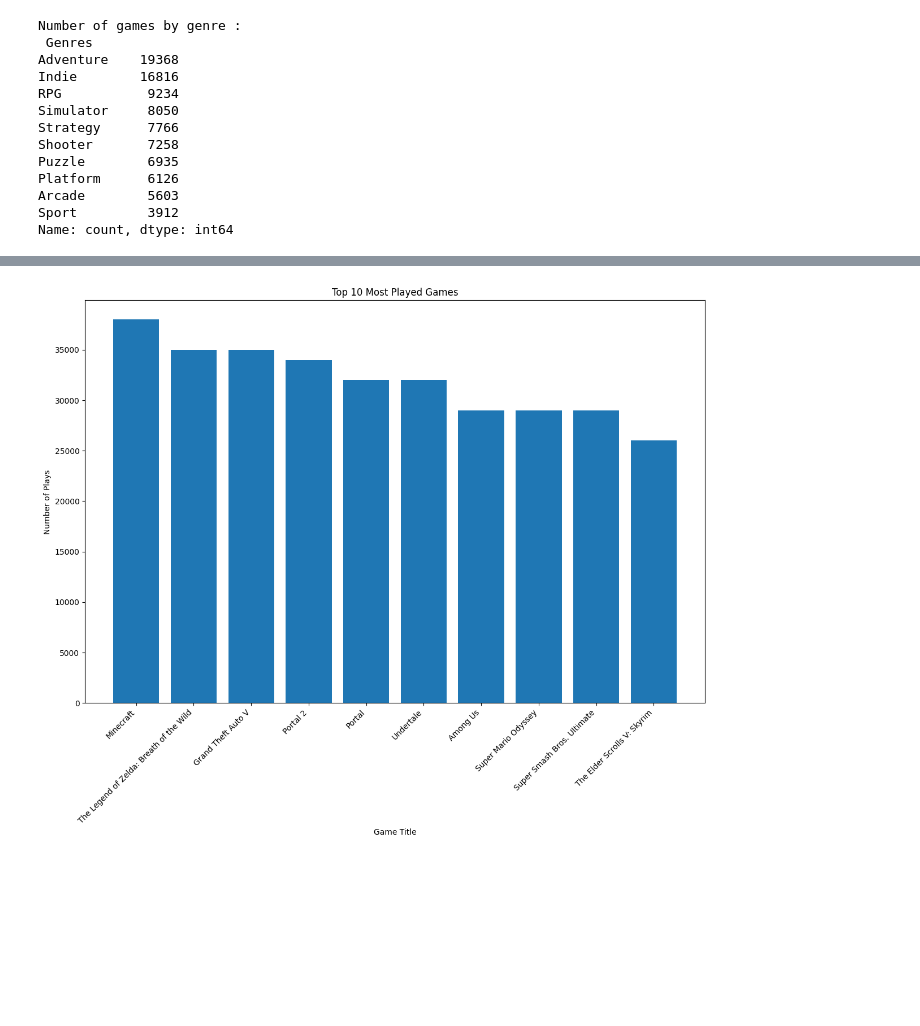
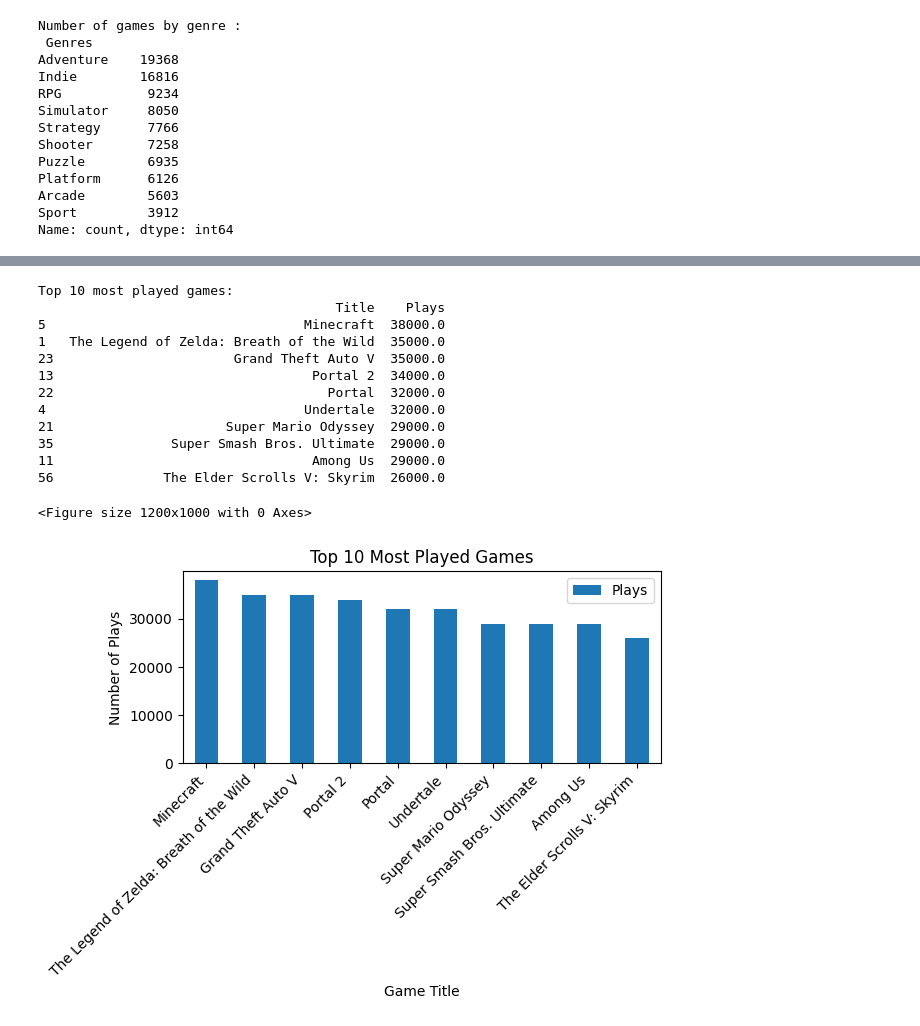
Before and after one commit to Bobyte5923/Stats_Proj, a Jupyter notebook: Projet.ipynb, the cells around one changed output, grey strips where cells are left out. Drawn from its saved outputs; the diff is of its cells as text; code cells hidden in the pictures; blank space fills up the shorter version.

Commit message:
Data cleaning part and third analyse

```diff
--- a/Projet.ipynb
+++ b/Projet.ipynb
@@ -19,16 +221 @@ Ce projet a pour but d'analyser statistiquement une base de données de jeux vid
 We use "Genres" columns.
-# %%
-# Loading data
-import os
-import pandas as pd
-
-file_path = "Datasets/Data/backloggd_games.csv"
-
-if os.path.exists(file_path):
-    df = pd.read_csv(file_path)
-    print(df.shape) # row and columns
-    print(df.columns) # name/index
-    df.head() # Preview
-
-else:
-    print("The file does not exist. Check the path or place the file in the correct location")
@@ -132,16 +291,39 @@ Top 10 most played games:
+# %%
+# Sort games by number of plays
+top_played = df[['Title', 'Plays']].sort_values(by='Plays', ascending=False)
+top_played.dropna(inplace=True)
+print("\nTop 10 most played games:")
+print(top_played.head(10))
+# %% [output]
+Top 10 most played games:
+                                      Title    Plays
+5                                 Minecraft  38000.0
+1   The Legend of Zelda: Breath of the Wild  35000.0
+23                       Grand Theft Auto V  35000.0
+13                                 Portal 2  34000.0
+22                                   Portal  32000.0
+4                                 Undertale  32000.0
+21                      Super Mario Odyssey  29000.0
+35               Super Smash Bros. Ultimate  29000.0
+11                                 Among Us  29000.0
+56              The Elder Scrolls V: Skyrim  26000.0
 # %%
 import pandas as pd
 import matplotlib.pyplot as plt
 
-df = pd.read_csv("Datasets/Data/backloggd_games.csv")
+def plot_nbr_of_plays_top_n_(n):
+    global top_played
+    plt.figure(figsize=(12, 10))
+    top_played.head(n).plot(x="Title",y="Plays",kind="bar")
+    # plt.bar(top_played['Title'], top_played['Plays'])
+    plt.title("Top 10 Most Played Games")
+    plt.xlabel("Game Title")
+    plt.ylabel("Number of Plays")
+    plt.xticks(rotation=45, ha='right')
+    plt.tight_layout()
+    plt.show()
 
-plt.figure(figsize=(12, 10))
-plt.bar(top_played['Title'], top_played['Cumulative_number_plays'])
-plt.title("Top 10 Most Played Games")
-plt.xlabel("Game Title")
-plt.ylabel("Number of Plays")
-plt.xticks(rotation=45, ha='right')
-plt.tight_layout()
-plt.show()
+plot_nbr_of_plays_top_n_(10)
 # %% [output]
+<Figure size 1200x1000 with 0 Axes>
-[figure, old version]
+[figure, new version]
```
Also changed, not shown: parts of 28 cells of this notebook, 3 other files.
